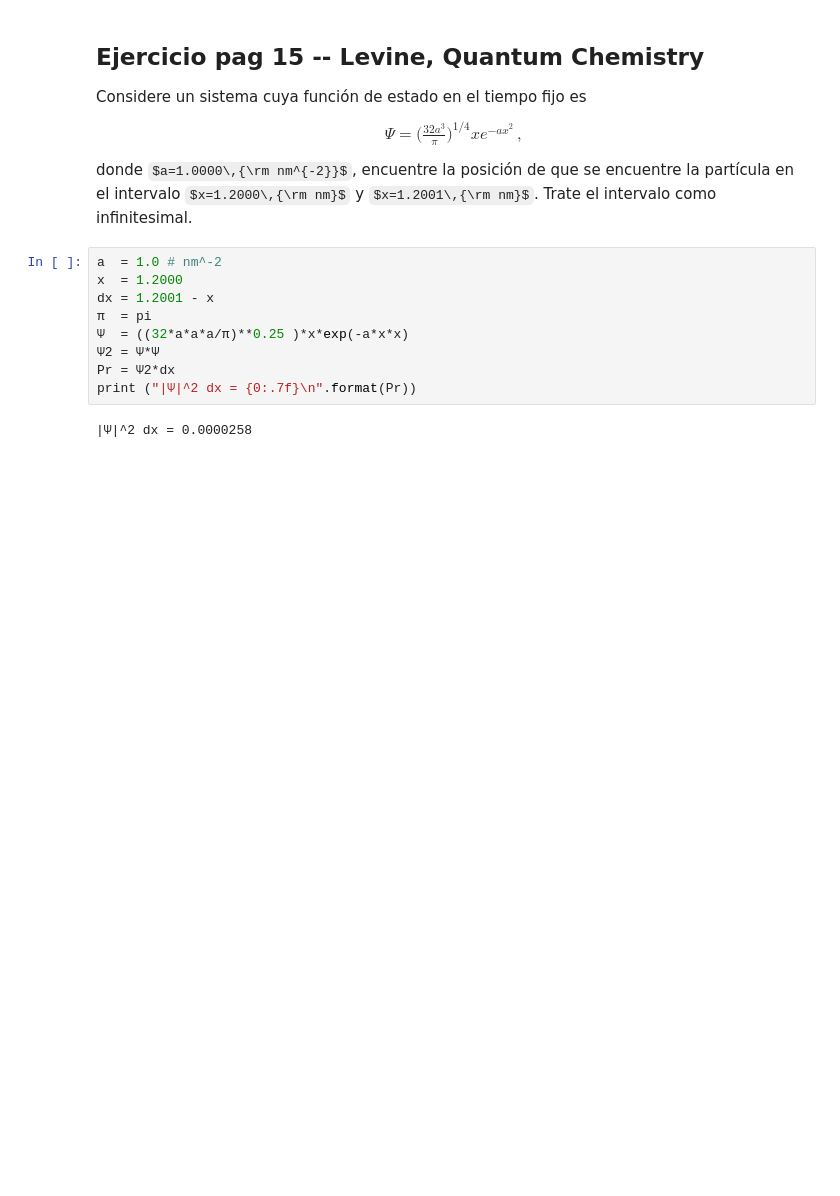
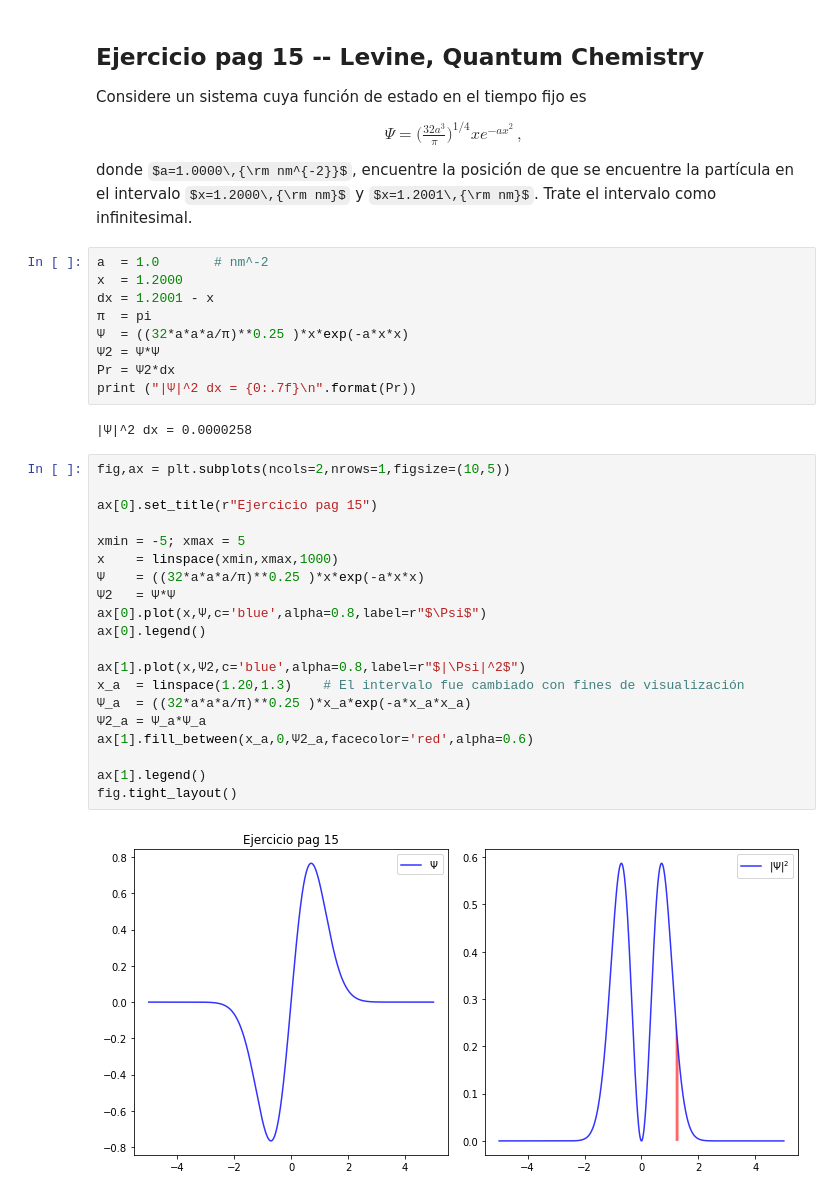
Before and after one commit to jebarriosvargas/QCI-2019-2, a Jupyter notebook: Ejercicios/Cap1_Ejercicio.ipynb, the cells around one changed output. Drawn from its saved outputs; the diff is of its cells as text; some formulas as TeX source; blank space fills up the shorter version.

Commit message:
Update Cap1_Ejercicios

```diff
--- a/Ejercicios/Cap1_Ejercicio.ipynb
+++ b/Ejercicios/Cap1_Ejercicio.ipynb
@@ -71,7 +102,7 @@ Considere un sistema cuya función de estado en el tiempo fijo es
 \end{eqnarray}
 donde $a=1.0000\,{\rm nm^{-2}}$, encuentre la posición de que se encuentre la partícula en el intervalo $x=1.2000\,{\rm nm}$ y $x=1.2001\,{\rm nm}$. Trate el intervalo como infinitesimal.
 # %%
-a  = 1.0 # nm^-2
+a  = 1.0       # nm^-2
 x  = 1.2000
 dx = 1.2001 - x
 π  = pi
@@ -81,3 +112,25 @@ Pr = Ψ2*dx
 print ("|Ψ|^2 dx = {0:.7f}\n".format(Pr))
 # %% [output]
 |Ψ|^2 dx = 0.0000258
+# %%
+fig,ax = plt.subplots(ncols=2,nrows=1,figsize=(10,5))
+
+ax[0].set_title(r"Ejercicio pag 15")
+
+xmin = -5; xmax = 5
+x    = linspace(xmin,xmax,1000)
+Ψ    = ((32*a*a*a/π)**0.25 )*x*exp(-a*x*x)
+Ψ2   = Ψ*Ψ
+ax[0].plot(x,Ψ,c='blue',alpha=0.8,label=r"$\Psi$")
+ax[0].legend()
+
+ax[1].plot(x,Ψ2,c='blue',alpha=0.8,label=r"$|\Psi|^2$")
+x_a  = linspace(1.20,1.3)    # El intervalo fue cambiado con fines de visualización
+Ψ_a  = ((32*a*a*a/π)**0.25 )*x_a*exp(-a*x_a*x_a)
+Ψ2_a = Ψ_a*Ψ_a
+ax[1].fill_between(x_a,0,Ψ2_a,facecolor='red',alpha=0.6)
+
+ax[1].legend()
+fig.tight_layout()
+# %% [output]
+[figure, added]
```
Also changed, not shown: parts of 3 cells of this notebook.
